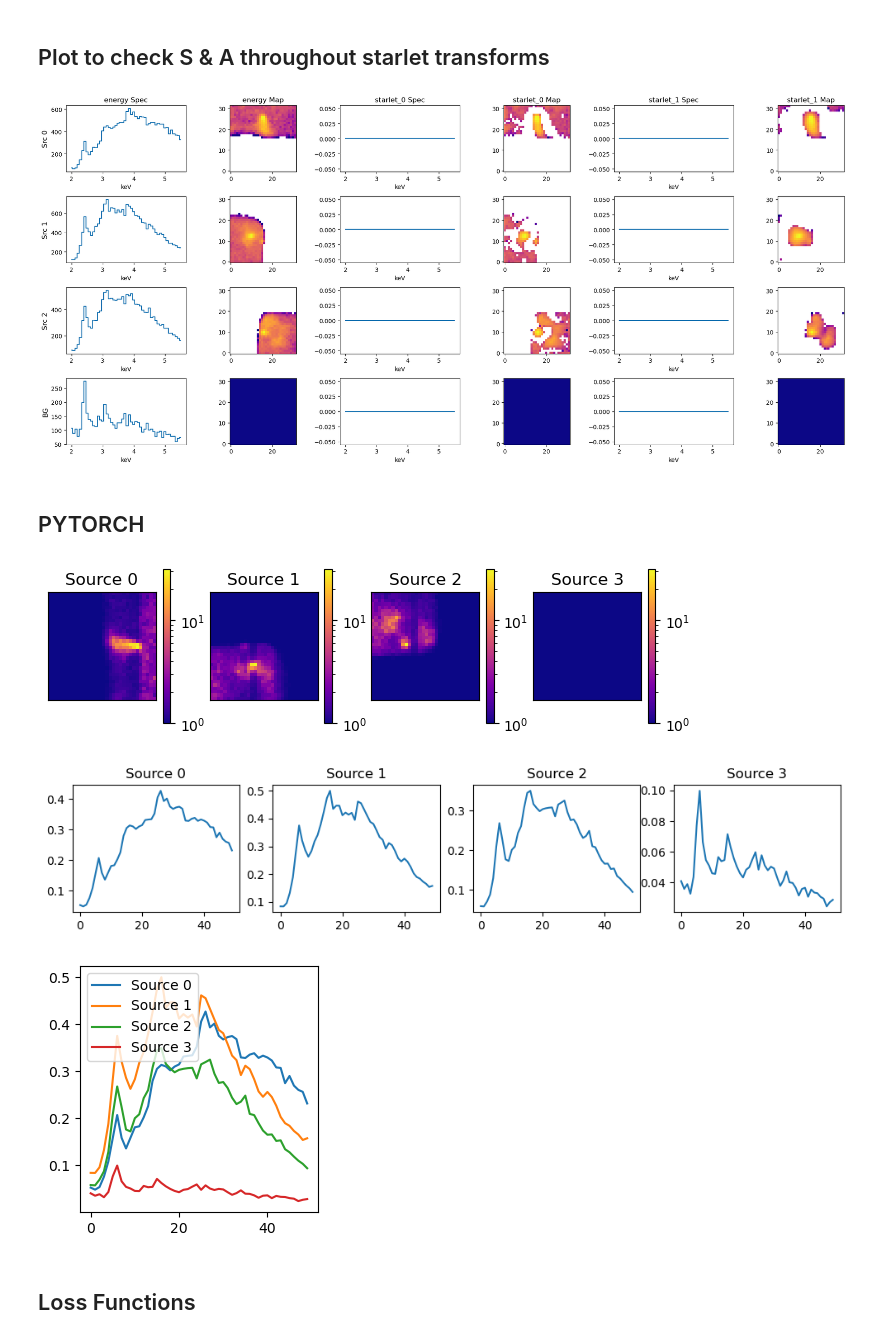
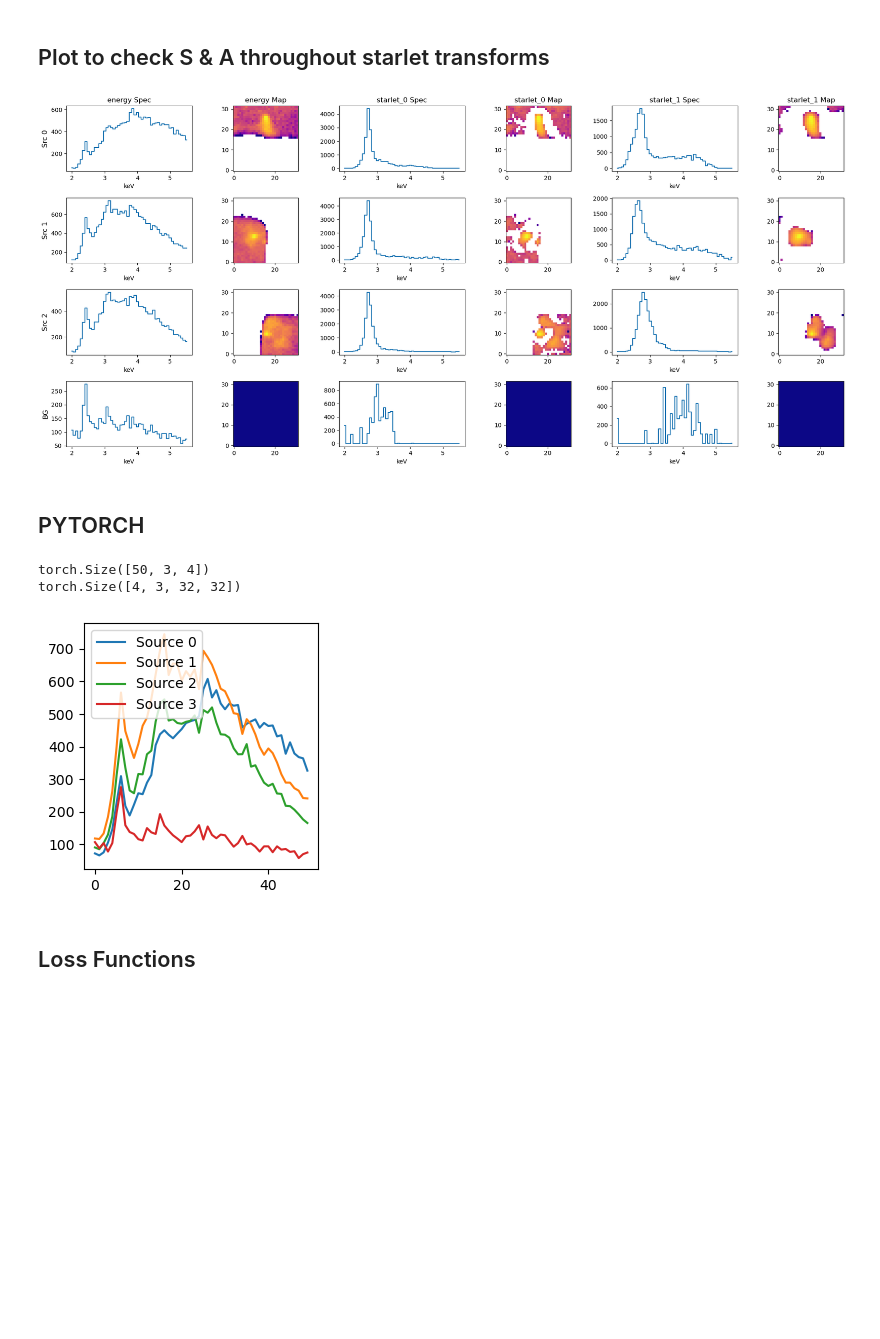
Before and after one commit to star-skelly/dogs_source_separation, a Jupyter notebook: starlet_space_pytorch.ipynb, the cells around one changed output. Drawn from its saved outputs; the diff is of its cells as text; code cells hidden in the pictures; blank space fills up the shorter version.

```diff
--- a/starlet_space_pytorch.ipynb
+++ b/starlet_space_pytorch.ipynb
@@ -251,7 +261,6 @@ for i in range(NCOMP):
         spec_hist[i, j], _ = np.histogram(
             subset[lvl],
             bins=BINE,
-            range=(EMIN, EMAX),
             weights=probs[:, i]
         )
 
@@ -267,11 +276,11 @@ H_blank, xedges, yedges = np.histogram2d(
 for j, lvl in enumerate(e_lvls):
     spec_hist[i+1, j], _ = np.histogram(
         bg_subset[lvl],
-        bins=BINE,
-        range=(EMIN, EMAX)
+        bins=BINE
     )
 
 S_gmm[i+1] = H_blank
+spec_hist = torch.from_numpy(spec_hist)
 # %%
 print(S_gmm.shape)
 print(spec_hist.shape)
@@ -281,16 +290,14 @@ print(spec_hist.shape)
 # %% [markdown]
 ## Plot to check S & A throughout starlet transforms ##
 # %%
-import matplotlib.pyplot as plt
-from matplotlib.colors import LogNorm
-import numpy as np
+NCOMP_TRUE = NCOMP + 1
 
 # Create the Energy x-axis based on your range and number of bins
 energy_axis = np.linspace(EMIN/1.e3, EMAX/1.e3, BINE)
 
-fig, axes = plt.subplots(NCOMP + 1, (NUM_LVL+1) * 2, figsize=(10*NUM_LVL, 3*NCOMP))
+fig, axes = plt.subplots(NCOMP_TRUE, (NUM_LVL+1) * 2, figsize=(10*NUM_LVL, 3*NCOMP))
 
-for i in range(NCOMP + 1):
+for i in range(NCOMP_TRUE):
     for j in range(NUM_LVL+1):
         # Spectrum
         ax_spec = axes[i, j * 2]
@@ -314,4 +321,4 @@ for i in range(NCOMP + 1):
 plt.tight_layout()
 plt.show()
 # %% [output]
-[figure, old version]
+[figure, new version]
@@ -343,46 +327,30 @@ spec_hist = spec_hist / (2 * max_spec)
 # %%
 from tqdm import tqdm
 
 # INITIALIZATIONS + PLOTTING
 # Initialize A and S with the GMM clusters
 # we redeclare these in the Pytorch function cell
 
 #S
 S = torch.nn.functional.normalize(torch.from_numpy(S_gmm), dim=(0,1)).requires_grad_().to(device) # initialize S with normalization
 
 # A
 A = spec_hist.T.requires_grad_().to(device)
 
-# plotting check
-
-# spatial plots
-fig = plt.figure(figsize=(2*NCOMP_TRUE, 2))
-for i, source in enumerate(S.detach().numpy()):
-    ax = plt.subplot(100 + 10*NCOMP_TRUE + i + 1)
-    ax.imshow(source, origin="lower", cmap="plasma")
-    ax.set_title(f'Source {i}')
-    ax.xaxis.set_visible(False)
-    ax.yaxis.set_visible(False)
-    fig.colorbar(h2d[3], ax=ax)
-
-# individual spectra plots
-fig = plt.figure(figsize=(3*NCOMP_TRUE, 2))
-for i, source in enumerate(A.T.detach().numpy()):
-    ax = plt.subplot(100 + 10*NCOMP_TRUE + i + 1)
-    ax.plot(source)
-    ax.set_title(f'Source {i}')
-
 # combined spectra plot
 plt.figure(figsize=(NCOMP, 3))
 for i in range(4):
-    plt.plot(A.detach().numpy()[:,i], label=f'Source {i}')
+    plt.plot(A.detach().numpy()[:,0,i], label=f'Source {i}')
 
 plt.legend()
 plt.tight_layout()
+
+print(A.shape)
+print(S.shape)
 # %% [output]
+torch.Size([50, 3, 4])
+torch.Size([4, 3, 32, 32])
-[figure, old version]
+[figure, new version]
-[figure, removed]
-[figure, removed]
 # %% [markdown]
 ## Loss Functions ##
 # %%
```
Also changed, not shown: parts of 4 cells of this notebook.
